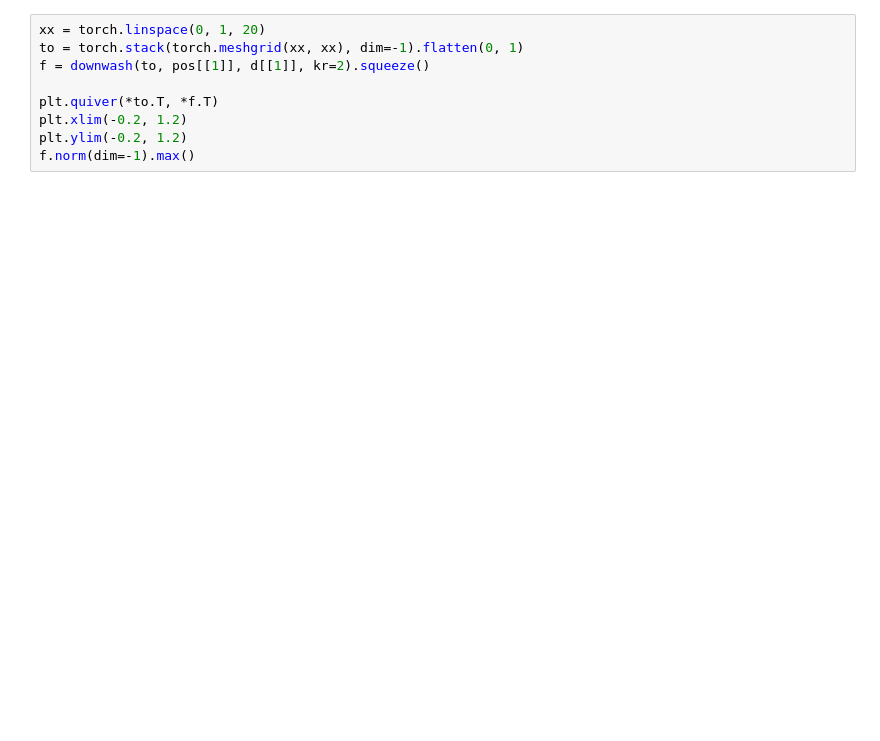
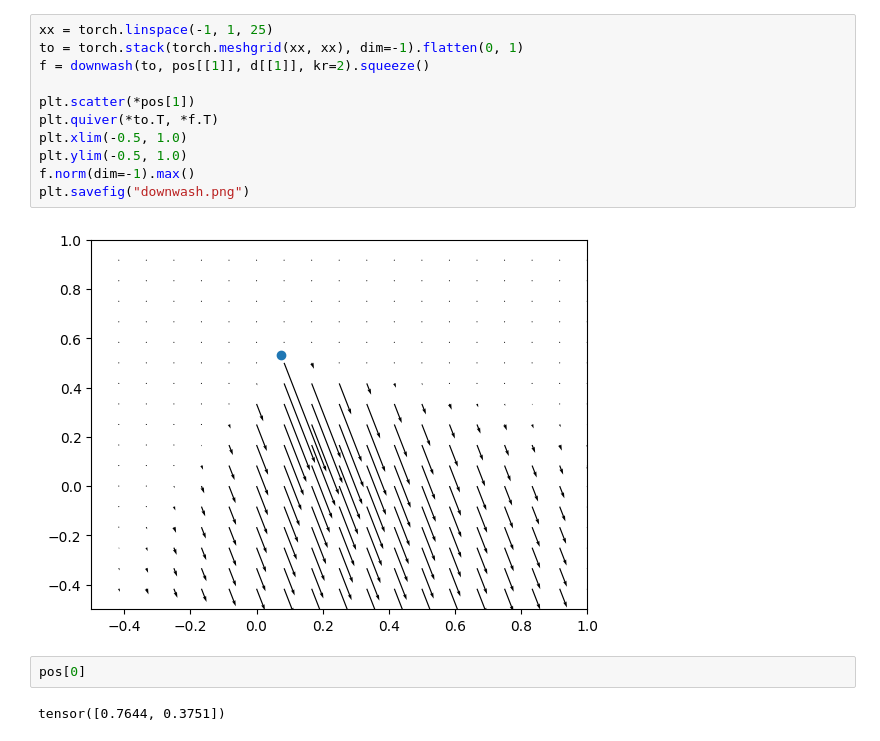
Before and after one commit to btx0424/OmniDrones, a Jupyter notebook: examples/vis_downwash.ipynb, the cells around one changed output. Drawn from its saved outputs; the diff is of its cells as text; blank space fills up the shorter version.

Commit message:
[doc] downwash

```diff
--- a/examples/vis_downwash.ipynb
+++ b/examples/vis_downwash.ipynb
@@ -47,12 +55,20 @@ f.shape
 # %%
-xx = torch.linspace(0, 1, 20)
+xx = torch.linspace(-1, 1, 25)
 to = torch.stack(torch.meshgrid(xx, xx), dim=-1).flatten(0, 1)
 f = downwash(to, pos[[1]], d[[1]], kr=2).squeeze()
 
+plt.scatter(*pos[1])
 plt.quiver(*to.T, *f.T)
-plt.xlim(-0.2, 1.2)
-plt.ylim(-0.2, 1.2)
+plt.xlim(-0.5, 1.0)
+plt.ylim(-0.5, 1.0)
 f.norm(dim=-1).max()
+plt.savefig("downwash.png")
+# %% [output]
+[figure, added]
+# %%
+pos[0]
+# %% [output]
+tensor([0.7644, 0.3751])
 # %%
 x = torch.linspace(0, 3, 30)
 plt.plot(x, 1/(x+1))
```
Also changed, not shown: parts of 3 cells of this notebook, 9 other files.
